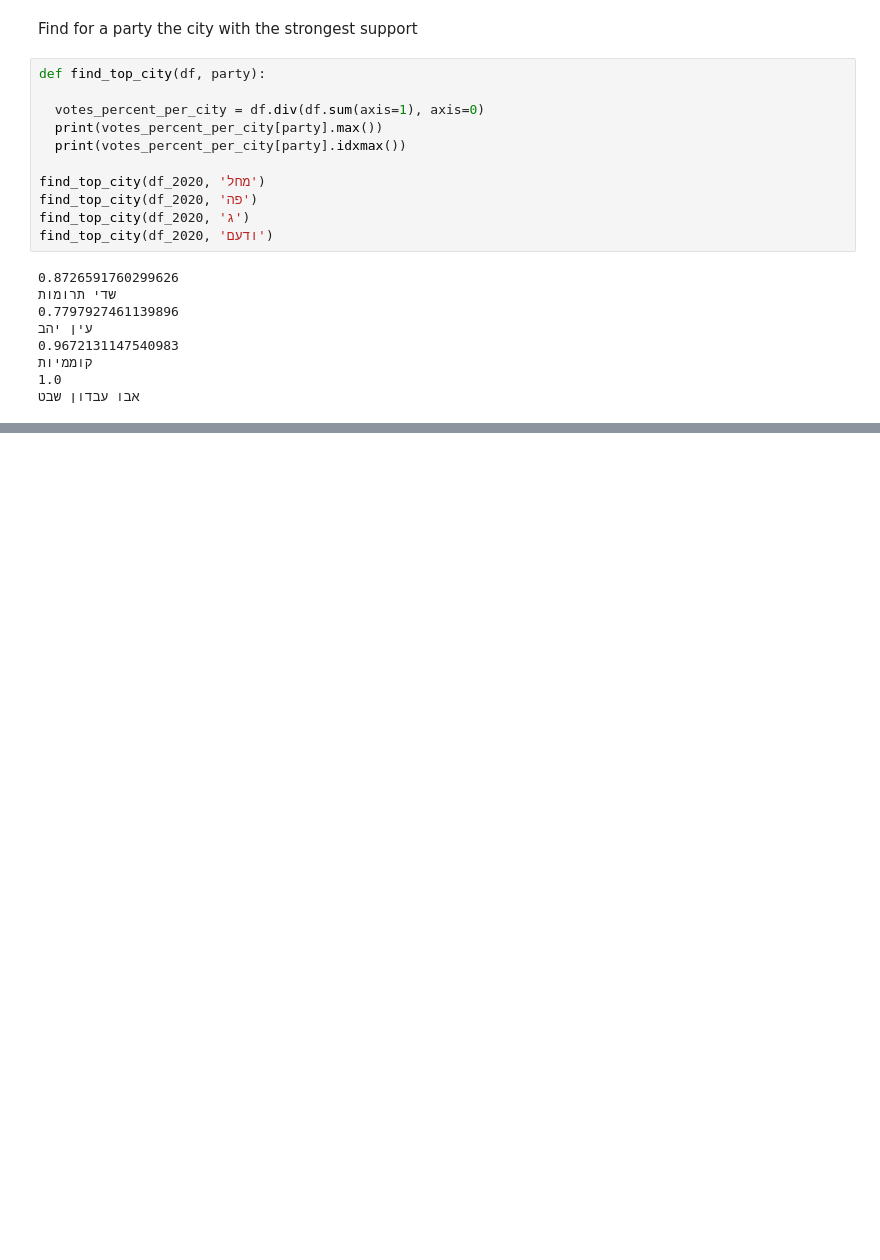
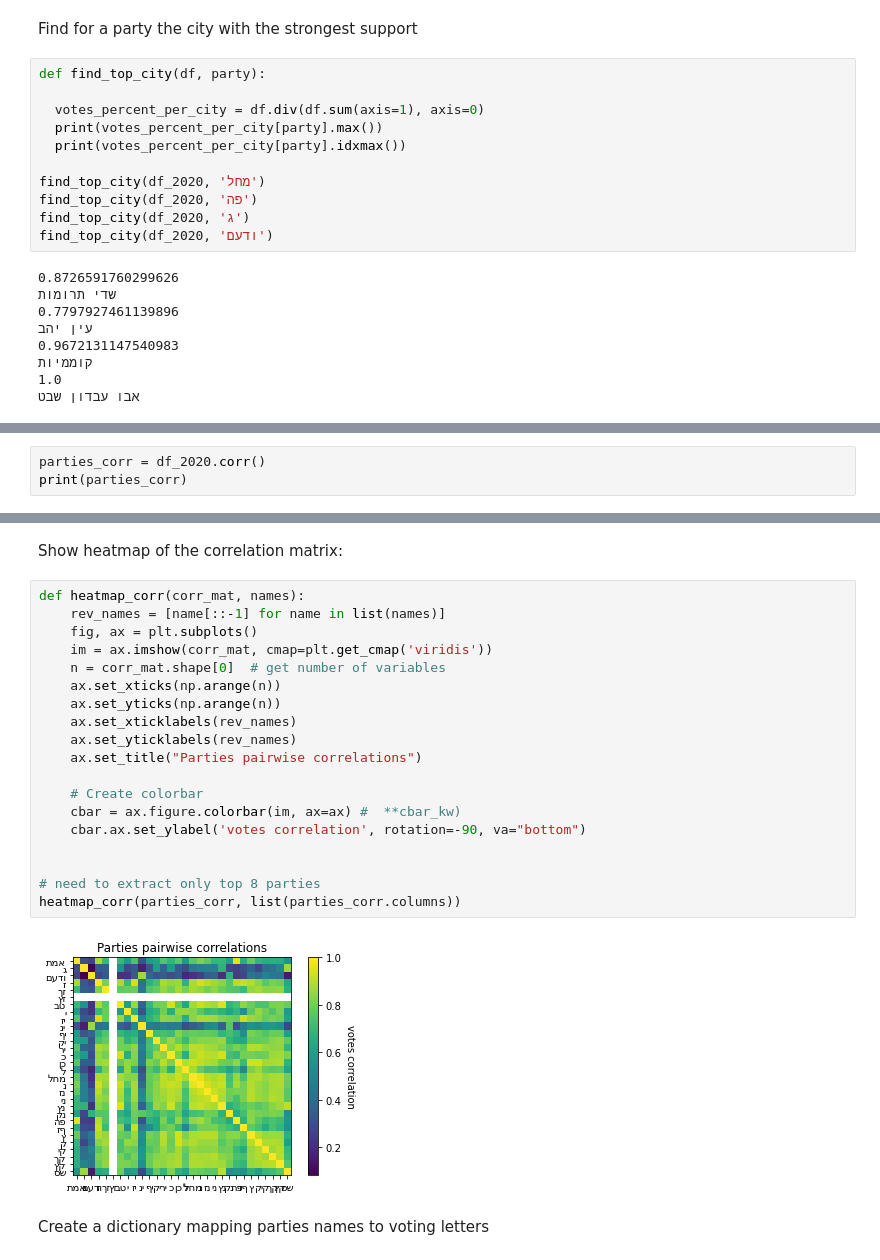
Before and after one commit to orzuk/ElectionsDataAnalysis, a Jupyter notebook: ReadElectionData.ipynb, the cells around one changed output, grey strips where cells are left out. Drawn from its saved outputs; the diff is of its cells as text; blank space fills up the shorter version.

```diff
--- a/ReadElectionData.ipynb
+++ b/ReadElectionData.ipynb
@@ -248,0 +303,3 @@ find_top_city(df_2020, 'ודעם')
+# %%
+parties_corr = df_2020.corr()
+print(parties_corr)
@@ -248,0 +324,25 @@ find_top_city(df_2020, 'ודעם')
+# %% [markdown]
+Show heatmap of the correlation matrix:
+# %%
+def heatmap_corr(corr_mat, names):
+    rev_names = [name[::-1] for name in list(names)]
+    fig, ax = plt.subplots()
+    im = ax.imshow(corr_mat, cmap=plt.get_cmap('viridis'))
+    n = corr_mat.shape[0]  # get number of variables
+    ax.set_xticks(np.arange(n))
+    ax.set_yticks(np.arange(n))
+    ax.set_xticklabels(rev_names)
+    ax.set_yticklabels(rev_names)
+    ax.set_title("Parties pairwise correlations")
+
+    # Create colorbar
+    cbar = ax.figure.colorbar(im, ax=ax) #  **cbar_kw)
+    cbar.ax.set_ylabel('votes correlation', rotation=-90, va="bottom")
+
+
+# need to extract only top 8 parties
+heatmap_corr(parties_corr, list(parties_corr.columns))
+# %% [output]
+[figure, added]
+# %% [markdown]
+Create a dictionary mapping parties names to voting letters
```
Also changed, not shown: parts of 23 cells of this notebook.
